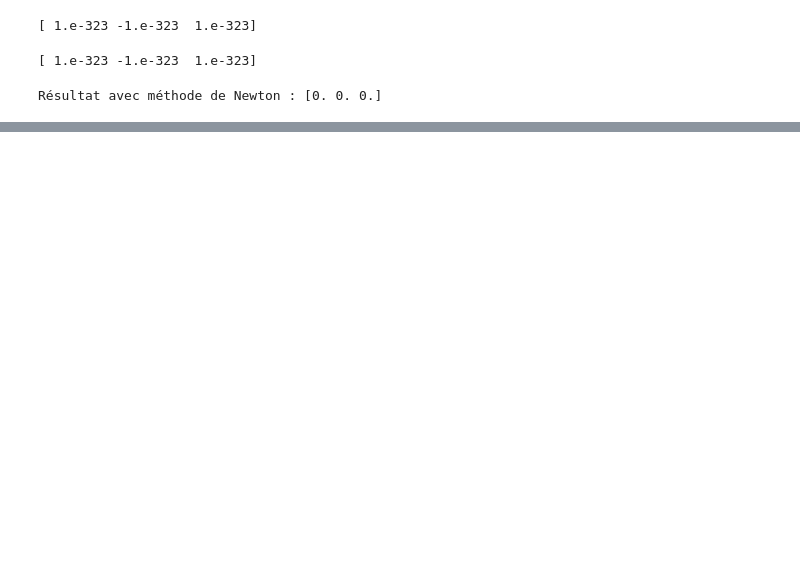
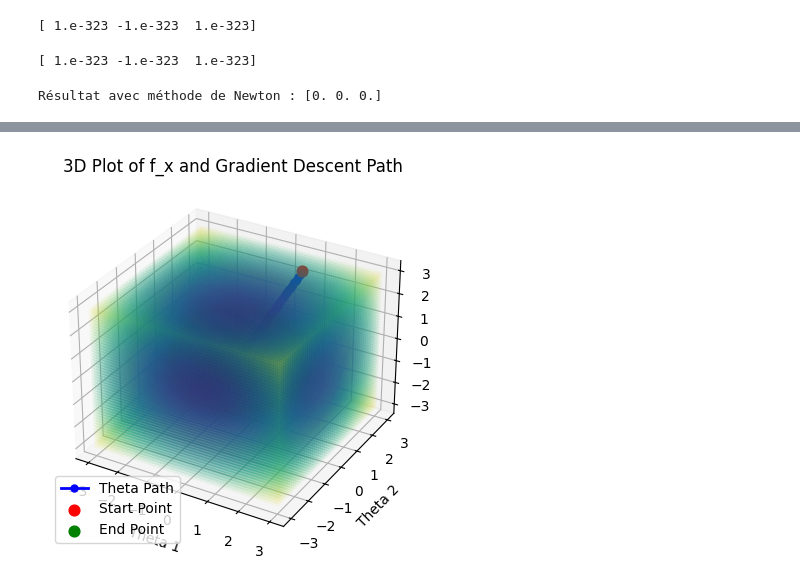
Before and after one commit to ousscher/ESI_2CS_MASD_TP, a Jupyter notebook: TP1/exo1.ipynb, the cells around one changed output, grey strips where cells are left out. Drawn from its saved outputs; the diff is of its cells as text; code cells hidden in the pictures; blank space fills up the shorter version.

```diff
--- a/TP1/exo1.ipynb
+++ b/TP1/exo1.ipynb
@@ -95,0 +304,41 @@ Résultat avec méthode de Newton : [0. 0. 0.]
+# %%
+import matplotlib.pyplot as plt
+from mpl_toolkits.mplot3d import Axes3D
+import numpy as np
+
+# Assuming the `thetas` array from `calculate_gradient_descent_var` is already available
+# and `f_x` function is defined.
+
+# Plot setup
+fig = plt.figure()
+ax = fig.add_subplot(111, projection='3d')
+
+# Define a 3D grid for X, Y, and Z
+x_vals = np.linspace(-3, 3, 50)
+y_vals = np.linspace(-3, 3, 50)
+z_vals = np.linspace(-3, 3, 50)
+X_grid, Y_grid, Z_grid = np.meshgrid(x_vals, y_vals, z_vals)
+F_grid = f_x([X_grid, Y_grid, Z_grid], beta)  # Compute f_x over the grid
+
+# Plot the 3D surface of f_x as a volume
+ax.scatter(X_grid, Y_grid, Z_grid, c=F_grid.flatten(), cmap='viridis', alpha=0.05, marker='.')
+
+# Plot the gradient descent path of theta values
+thetas = np.array(thetas)  # Convert to numpy array if not already
+ax.plot(thetas[:, 0], thetas[:, 1], thetas[:, 2], marker='o', color='blue', markersize=5, label="Theta Path", lw=2)
+
+# Mark the starting and ending points of theta path
+ax.scatter(thetas[0, 0], thetas[0, 1], thetas[0, 2], color="red", s=60, label="Start Point")
+ax.scatter(thetas[-1, 0], thetas[-1, 1], thetas[-1, 2], color="green", s=60, label="End Point")
+
+# Set labels
+ax.set_xlabel("Theta 1")
+ax.set_ylabel("Theta 2")
+ax.set_zlabel("Theta 3")
+ax.set_title("3D Plot of f_x and Gradient Descent Path")
+
+# Add legend
+plt.legend()
+plt.show()
+# %% [output]
+[figure, added]
```
Also changed, not shown: parts of 3 cells of this notebook.
